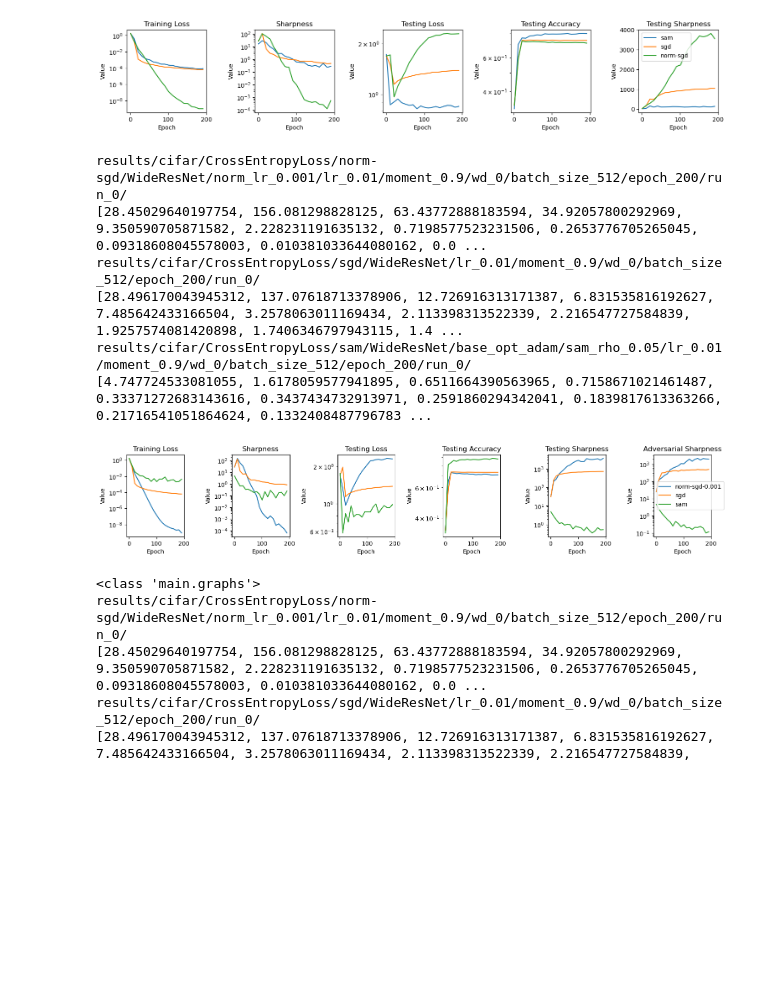
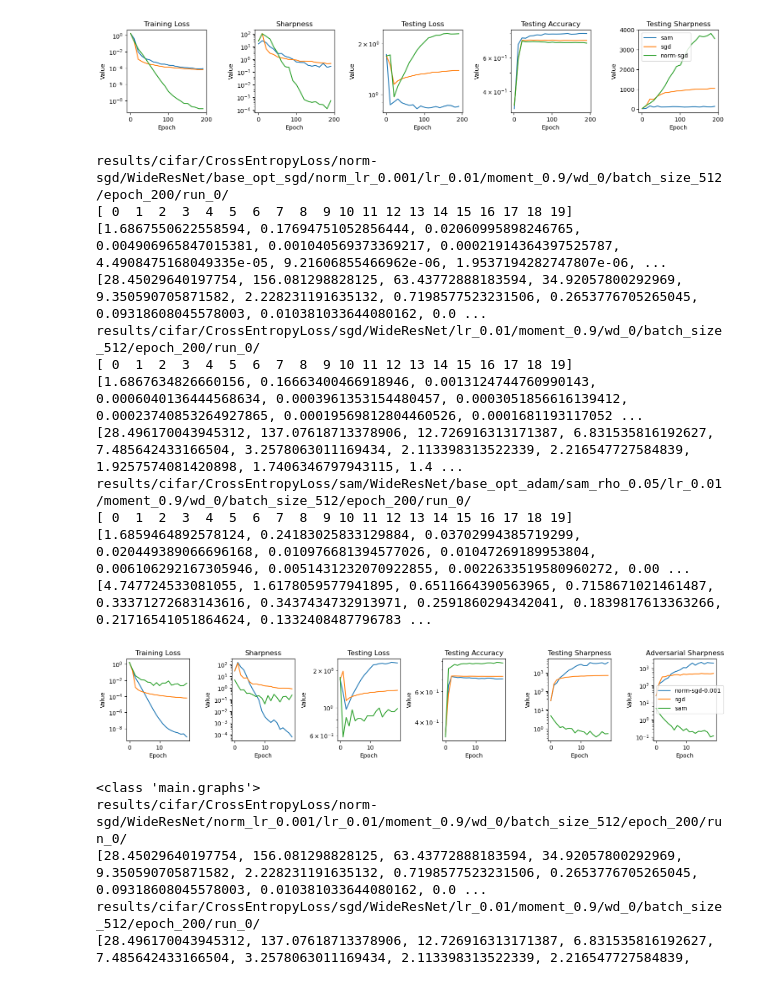
Before and after one commit to lucmonl/mlopt, a Jupyter notebook: notebook/sharpness-generalization.ipynb, the cells around one changed output. Drawn from its saved outputs; the diff is of its cells as text; code cells hidden in the pictures; blank space fills up the shorter version.

Commit message:
add adam optimizer support

```diff
--- a/notebook/sharpness-generalization.ipynb
+++ b/notebook/sharpness-generalization.ipynb
@@ -458,31 +458,37 @@ results/cifar/norm-sgd/WideResNet/norm_lr_0.001/lr_0.01/wd_0/batch_size_512/epoc
 # %%
 from plot_functions import plot_figures_opts
 from main import graphs
 
 lr, dataset_name, loss_name, momentum, weight_decay, batch_size, epochs = 0.01, "cifar", 'CrossEntropyLoss', 0.9, 0, 512, 200
 model_name = "WideResNet"
 model_params = {}
 #model_params["sam"] = {"feat_dim":50, "train_size": train_size, "sam_rho":0.2}
 model_params["sam"] = {"base_opt": "adam","sam_rho":0.05}
 model_params["sgd"] = {}
-model_params["norm-sgd-0.001"] = {"norm_lr": 0.001}
+model_params["norm-sgd-0.001"] = {"base_opt": "adam", "norm_lr": 0.001}
 #model_params["norm-sgd-0.1"] = {"norm_lr": 0.05, "feat_dim":30, "train_size": train_size}
 
 opt_params = {}
 opt_params['sam'] = {"adv_eta":0.01, 'lr': lr, 'dataset_name':dataset_name, 'loss': loss_name, 'opt':'sam', 'model_name':model_name, 'momentum':momentum, 'weight_decay':weight_decay, 'batch_size':batch_size, 'epochs':epochs}
 opt_params['sgd'] = {"adv_eta":0.01, 'lr': lr, 'dataset_name':dataset_name, 'loss': loss_name, 'opt':'sgd', 'model_name':model_name, 'momentum':momentum, 'weight_decay':weight_decay, 'batch_size':batch_size, 'epochs':epochs}
 opt_params['norm-sgd-0.001'] = {"adv_eta":0.01, 'lr': lr, 'dataset_name':dataset_name, 'loss': loss_name, 'opt':'norm-sgd', 'model_name':model_name, 'momentum':momentum, 'weight_decay':weight_decay, 'batch_size':batch_size, 'epochs':epochs}
 opt_params['norm-sgd-0.1'] = {"adv_eta":0.01, 'lr': lr, 'dataset_name':dataset_name, 'loss': loss_name, 'opt':'norm-sgd', 'model_name':model_name, 'momentum':momentum, 'weight_decay':weight_decay, 'batch_size':batch_size, 'epochs':epochs}
 
 plot_figures_opts(["norm-sgd-0.001", "sgd", "sam"], model_params, opt_params)
 # %% [output]
-results/cifar/CrossEntropyLoss/norm-sgd/WideResNet/norm_lr_0.001/lr_0.01/moment_0.9/wd_0/batch_size_512/epoch_200/run_0/
+results/cifar/CrossEntropyLoss/norm-sgd/WideResNet/base_opt_sgd/norm_lr_0.001/lr_0.01/moment_0.9/wd_0/batch_size_512/epoch_200/run_0/
+[ 0  1  2  3  4  5  6  7  8  9 10 11 12 13 14 15 16 17 18 19]
+[1.6867550622558594, 0.17694751052856444, 0.02060995898246765, 0.004906965847015381, 0.001040569373369217, 0.00021914364397525787, 4.4908475168049335e-05, 9.21606855466962e-06, 1.9537194282747807e-06, ...
 [28.45029640197754, 156.081298828125, 63.43772888183594, 34.92057800292969, 9.350590705871582, 2.228231191635132, 0.7198577523231506, 0.2653776705265045, 0.09318608045578003, 0.010381033644080162, 0.0 ...
 results/cifar/CrossEntropyLoss/sgd/WideResNet/lr_0.01/moment_0.9/wd_0/batch_size_512/epoch_200/run_0/
+[ 0  1  2  3  4  5  6  7  8  9 10 11 12 13 14 15 16 17 18 19]
+[1.6867634826660156, 0.16663400466918946, 0.0013124744760990143, 0.0006040136444568634, 0.0003961353154480457, 0.0003051856616139412, 0.00023740853264927865, 0.00019569812804460526, 0.0001681193117052 ...
 [28.496170043945312, 137.07618713378906, 12.726916313171387, 6.831535816192627, 7.485642433166504, 3.2578063011169434, 2.113398313522339, 2.216547727584839, 1.9257574081420898, 1.7406346797943115, 1.4 ...
 results/cifar/CrossEntropyLoss/sam/WideResNet/base_opt_adam/sam_rho_0.05/lr_0.01/moment_0.9/wd_0/batch_size_512/epoch_200/run_0/
+[ 0  1  2  3  4  5  6  7  8  9 10 11 12 13 14 15 16 17 18 19]
+[1.6859464892578124, 0.24183025833129884, 0.03702994385719299, 0.020449389066696168, 0.010976681394577026, 0.01047269189953804, 0.006106292167305946, 0.0051431232070922855, 0.0022633519580960272, 0.00 ...
 [4.747724533081055, 1.6178059577941895, 0.6511664390563965, 0.7158671021461487, 0.33371272683143616, 0.3437434732913971, 0.2591860294342041, 0.1839817613363266, 0.21716541051864624, 0.1332408487796783 ...
-[figure, old version]
+[figure, new version]
 # %%
 from plot_functions import plot_figures_opts
 from main import graphs
```
Also changed, not shown: parts of 1 cell of this notebook, 1 other file.
